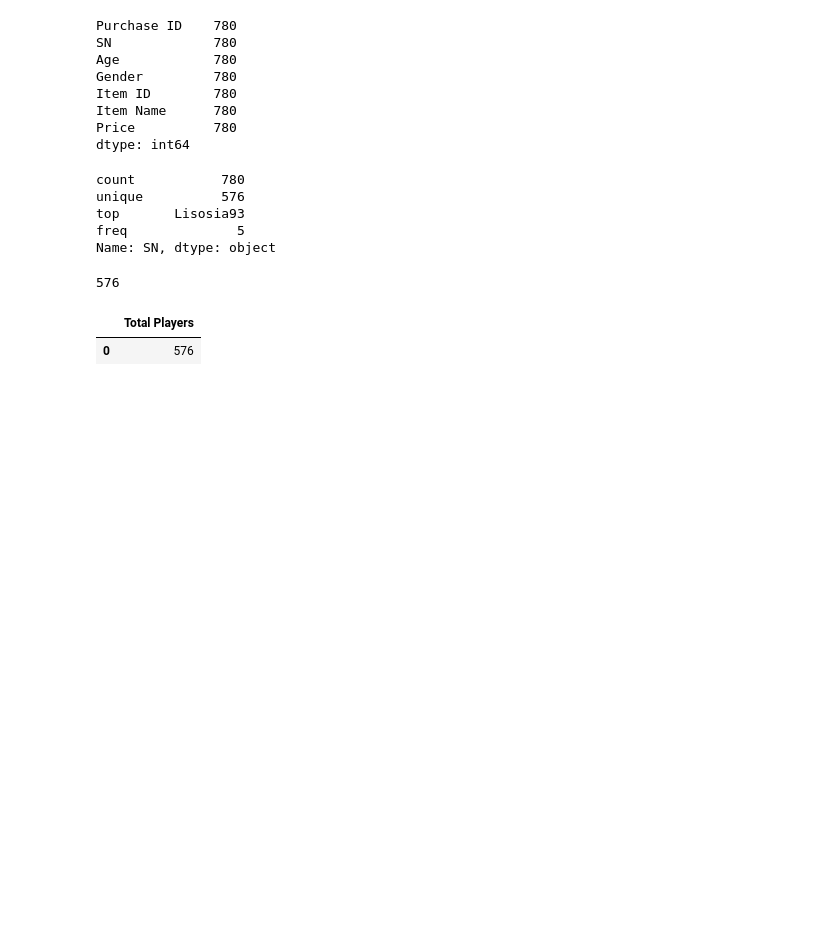
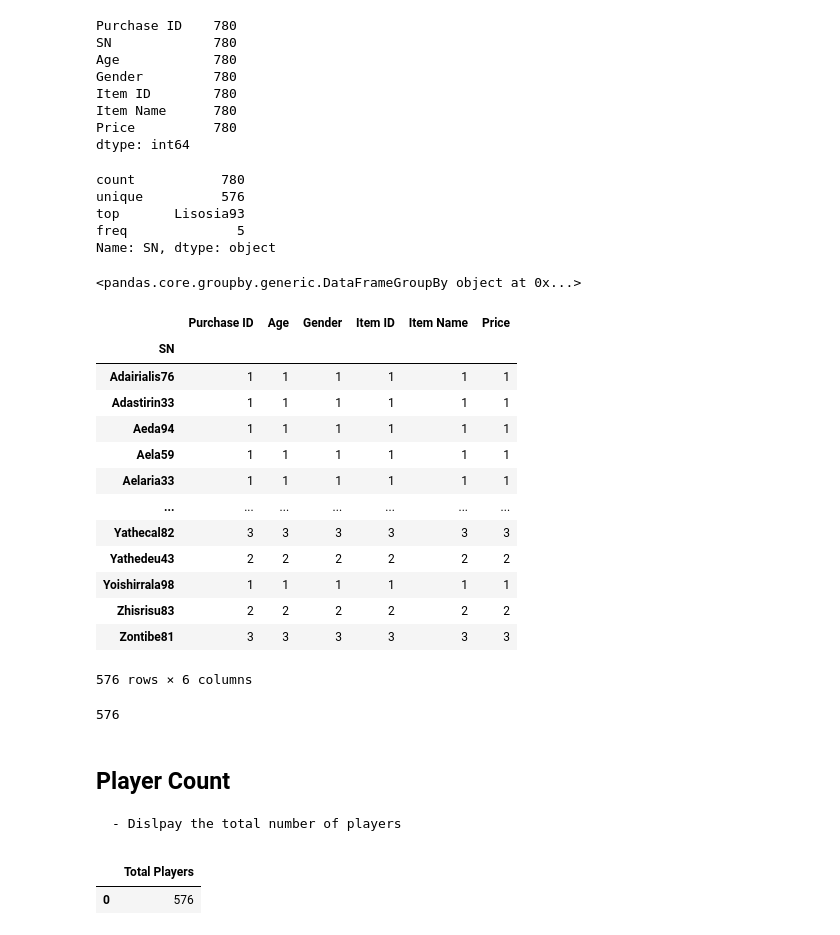
Before and after one commit to Lindsey-G/UCI-Homework-Giron, a Jupyter notebook: Homework_01/04-pandas-challenge/heroes-of-pymoli/Untitled.ipynb, the cells around one changed output. Saved outputs shown, nothing was run; the diff lists cells and outputs as text; code cells hidden in the pictures; blank space fills up the shorter version.

```diff
--- a/Homework_01/04-pandas-challenge/heroes-of-pymoli/Untitled.ipynb
+++ b/Homework_01/04-pandas-challenge/heroes-of-pymoli/Untitled.ipynb
@@ -36,12 +37,36 @@ unique          576
 top       Lisosia93
 freq              5
 Name: SN, dtype: object
-# %%
-# get sn's len from unique value
-total_players = len(heroes_df["SN"].unique())
-total_players
-# %% [output]
-576
+# %%
+# Create a new dataframe that is grouped by SN to remove any duplicate data for number of players
+sn_grouped_df = heroes_df.groupby(["SN"])
+print(sn_grouped_df)
+sn_grouped_df.count()
+# %% [output]
+<pandas.core.groupby.generic.DataFrameGroupBy object at 0x...>
+|  | Purchase ID | Age | Gender | Item ID | Item Name | Price |
+| SN |  |  |  |  |  |  |
+| Adairialis76 | 1 | 1 | 1 | 1 | 1 | 1 |
+| Adastirin33 | 1 | 1 | 1 | 1 | 1 | 1 |
+| Aeda94 | 1 | 1 | 1 | 1 | 1 | 1 |
+| Aela59 | 1 | 1 | 1 | 1 | 1 | 1 |
+| Aelaria33 | 1 | 1 | 1 | 1 | 1 | 1 |
+| ... | ... | ... | ... | ... | ... | ... |
+| Yathecal82 | 3 | 3 | 3 | 3 | 3 | 3 |
+| Yathedeu43 | 2 | 2 | 2 | 2 | 2 | 2 |
+| Yoishirrala98 | 1 | 1 | 1 | 1 | 1 | 1 |
+| Zhisrisu83 | 2 | 2 | 2 | 2 | 2 | 2 |
+| Zontibe81 | 3 | 3 | 3 | 3 | 3 | 3 |
+576 rows × 6 columns
+# %%
+# Get total player amount with len() on SN
+total_players = len(sn_grouped_df["SN"])
+total_players
+# %% [output]
+576
+# %% [markdown]
+## Player Count
+    - Dislpay the total number of players
 # %%
 # Create dataframe for total players with sn_count variable as to value
 total_players_df = pd.DataFrame({"Total Players": [total_players]})
```
Also changed, not shown: parts of 33 cells of this notebook.
